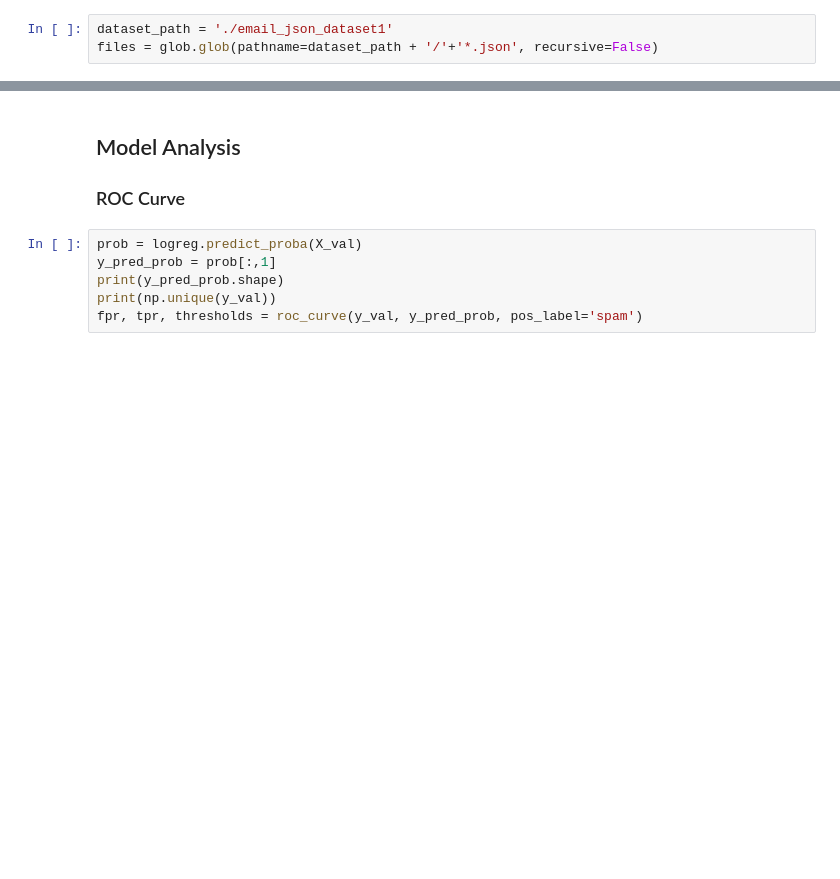
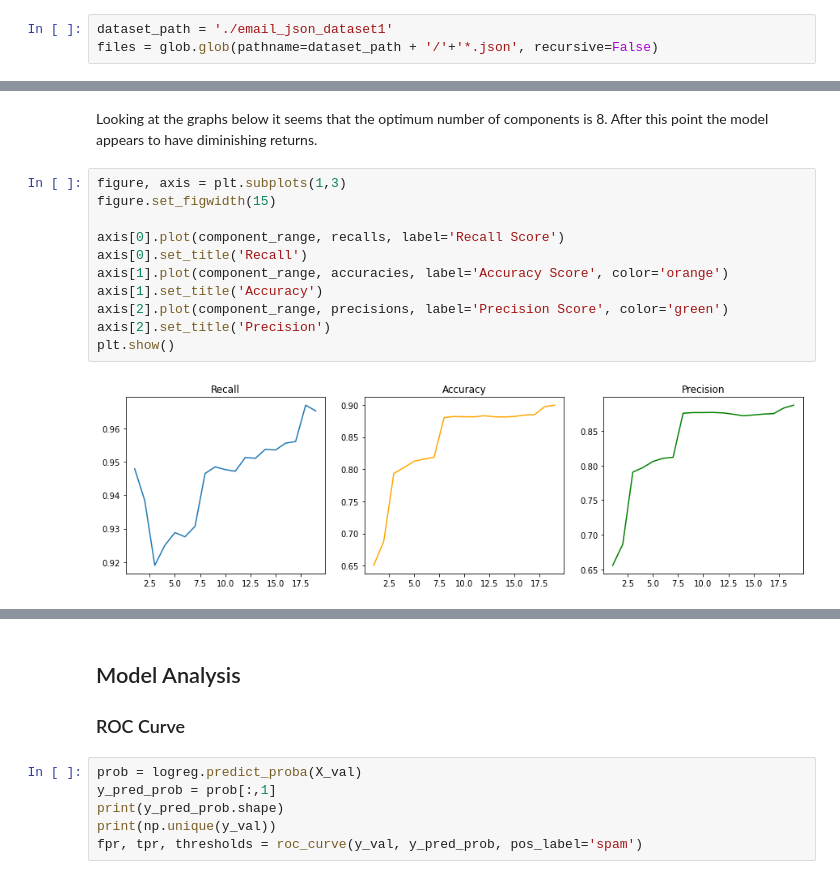
Before and after one commit to tylerfaulkner/cs4981_ml_productions, a Jupyter notebook: Lab1.ipynb, the cells around one changed output, grey strips where cells are left out. Drawn from its saved outputs; the diff is of its cells as text; blank space fills up the shorter version.

Commit message:
Finished Model Analysis

```diff
--- a/Lab1.ipynb
+++ b/Lab1.ipynb
@@ -67,0 +115,15 @@ print(X_reduced.shape)
+# %% [markdown]
+Looking at the graphs below it seems that the optimum number of components is 8. After this point the model appears to have diminishing returns.
+# %%
+figure, axis = plt.subplots(1,3)
+figure.set_figwidth(15)
+
+axis[0].plot(component_range, recalls, label='Recall Score')
+axis[0].set_title('Recall')
+axis[1].plot(component_range, accuracies, label='Accuracy Score', color='orange')
+axis[1].set_title('Accuracy')
+axis[2].plot(component_range, precisions, label='Precision Score', color='green')
+axis[2].set_title('Precision')
+plt.show()
+# %% [output]
+[figure, added]
```
Also changed, not shown: parts of 22 cells of this notebook.
